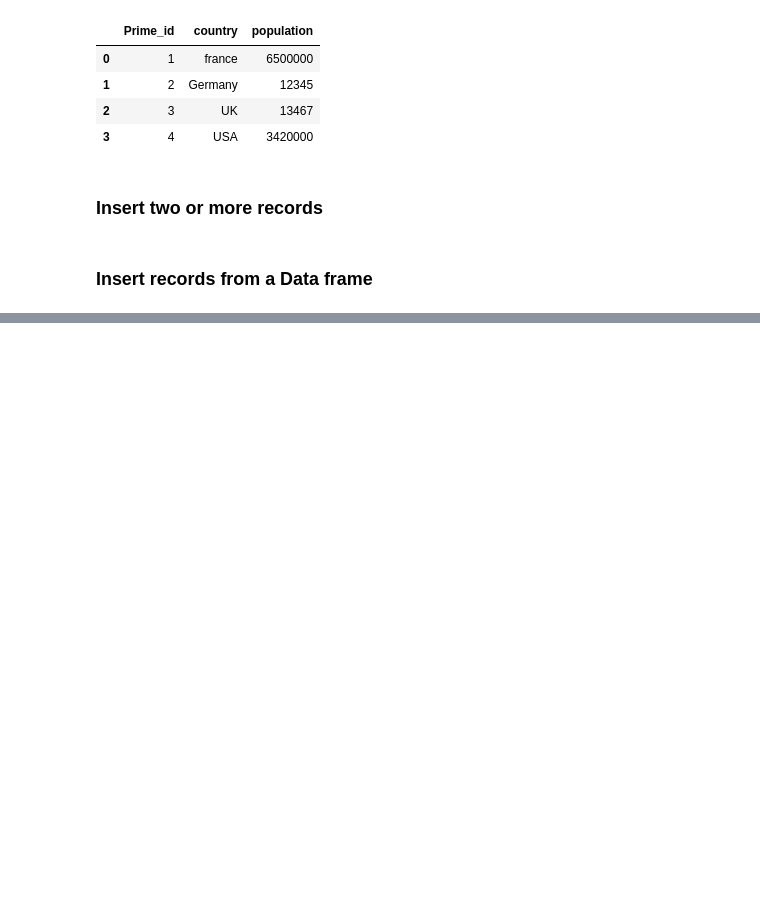
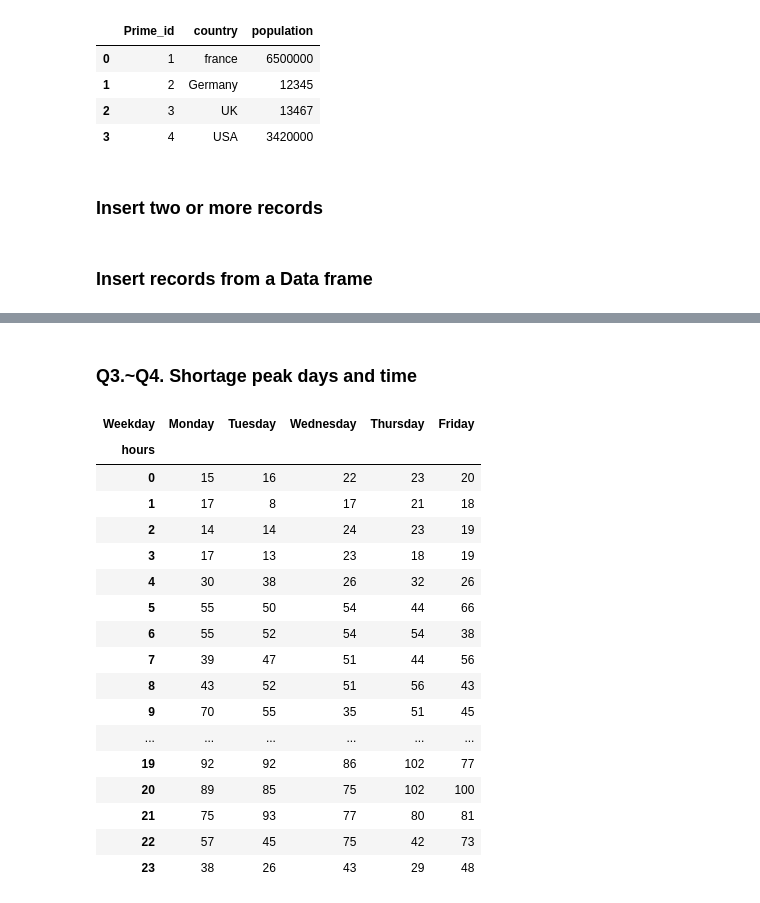
Before and after one commit to Dandata0101/MBS-projects, a Jupyter notebook: workspace_class.ipynb, the cells around one changed output, grey strips where cells are left out. Drawn from its saved outputs; the diff is of its cells as text; code cells hidden in the pictures; blank space fills up the shorter version.

```diff
--- a/workspace_class.ipynb
+++ b/workspace_class.ipynb
@@ -1871,0 +1919,26 @@ dfpoptable
+# %%
+import os
+import sys
+import pandas as pd
+import sqlite3
+import my_packages.Sql_table_details
+
+# Paths and directory
+current_directory = os.getcwd()
+Uberdb = os.path.join(current_directory, "01-data/uber", "Uber_supply_demand.db")
+
+query = """
+    select
+    s.Description as [Status],
+    r.Request_hour as [hours],
+    r.Weekday,
+    p.point as [pickup],
+    count(*) as [trips]
+
+    from Requests r
+    join Status s on r.status=s.sid
+    join pickup_point p on r.pid=p.pid
+    where s.sid <> 0
+    group by  s.Description,r.Request_hour,r.Weekday
+"""
+df=my_packages.Sql_table_details.run_query_from_db(Uberdb,query)
@@ -1871,0 +2012,31 @@ dfpoptable
+# %% [markdown]
+### Q3.~Q4. Shortage peak days and time
+# %%
+filtered_df = df.loc[(df['Status'] != 'Cancelled') &  (df['Status'] != 'trip completed') ]
+weekdays_order = ['Monday', 'Tuesday', 'Wednesday', 'Thursday', 'Friday']
+
+# Sort the 'Weekday' column based on the custom order
+df['Weekday'] = pd.Categorical(df['Weekday'], categories=weekdays_order, ordered=True)
+
+# Create the pivot table
+pivot_day = df.pivot_table(index='hours', columns='Weekday', values='trips', aggfunc='sum')
+pivot_day
+# %% [output]
+| Weekday | Monday | Tuesday | Wednesday | Thursday | Friday |
+| hours |  |  |  |  |  |
+| 0 | 15 | 16 | 22 | 23 | 20 |
+| 1 | 17 | 8 | 17 | 21 | 18 |
+| 2 | 14 | 14 | 24 | 23 | 19 |
+| 3 | 17 | 13 | 23 | 18 | 19 |
+| 4 | 30 | 38 | 26 | 32 | 26 |
+| 5 | 55 | 50 | 54 | 44 | 66 |
+| 6 | 55 | 52 | 54 | 54 | 38 |
+| 7 | 39 | 47 | 51 | 44 | 56 |
+| 8 | 43 | 52 | 51 | 56 | 43 |
+| 9 | 70 | 55 | 35 | 51 | 45 |
+| ... | ... | ... | ... | ... | ... |
+| 19 | 92 | 92 | 86 | 102 | 77 |
+| 20 | 89 | 85 | 75 | 102 | 100 |
+| 21 | 75 | 93 | 77 | 80 | 81 |
+| 22 | 57 | 45 | 75 | 42 | 73 |
+| 23 | 38 | 26 | 43 | 29 | 48 |
```
Also changed, not shown: parts of 16 cells of this notebook, 3 other files.
